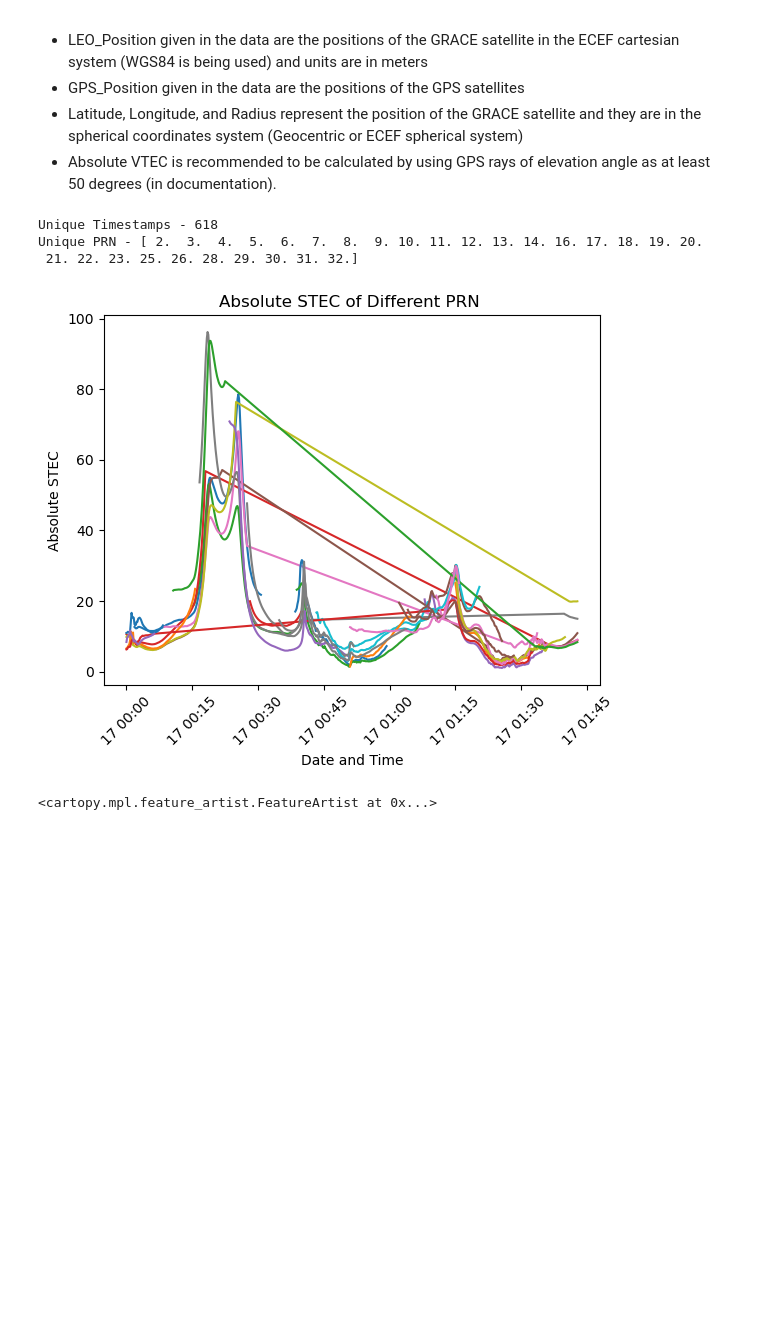
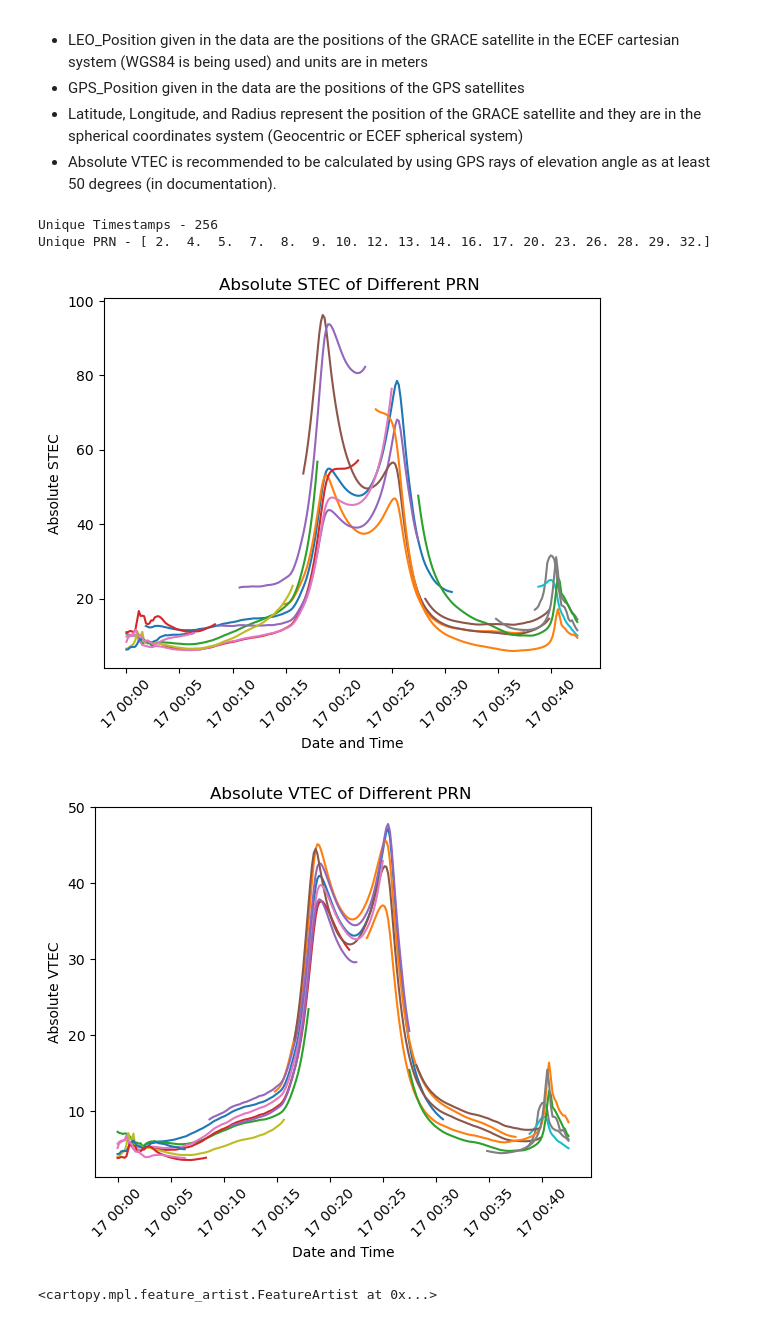
Before and after one commit to abukowski21/sat-interp-tid-analysis, a Jupyter notebook: esa_satellite_data.ipynb, the cells around one changed output. Drawn from its saved outputs; the diff is of its cells as text; code cells hidden in the pictures; blank space fills up the shorter version.

```diff
--- a/esa_satellite_data.ipynb
+++ b/esa_satellite_data.ipynb
@@ -178,28 +182,42 @@ Data variables:
 # %%
 d1 = grace_data[1]
 
-selsd = d1.where(d1.Timestamp <= d1.Timestamp.values[4000], drop=True)
+selsd = d1.where(d1.Timestamp <= d1.Timestamp.values[1600], drop=True)
+# number in Timestamp.values[...] is used to separate just one pass out of the multiple passes
 
 print('Unique Timestamps -', len(np.unique(selsd.Timestamp.values)))
 print('Unique PRN -', np.unique(selsd.PRN))
 # %% [output]
-Unique Timestamps - 618
-Unique PRN - [ 2.  3.  4.  5.  6.  7.  8.  9. 10. 11. 12. 13. 14. 16. 17. 18. 19. 20.
- 21. 22. 23. 25. 26. 28. 29. 30. 31. 32.]
+Unique Timestamps - 256
+Unique PRN - [ 2.  4.  5.  7.  8.  9. 10. 12. 13. 14. 16. 17. 20. 23. 26. 28. 29. 32.]
 # %%
 for prn in np.unique(selsd.PRN):
 
     seld2 = selsd.where(selsd.PRN == prn, drop = True)
 
     plt.plot(seld2.date, seld2.Absolute_STEC)
     plt.xticks(rotation=45)
     plt.xlabel('Date and Time')
     plt.ylabel('Absolute STEC')
     plt.title('Absolute STEC of Different PRN ')
 
 plt.show()
+
+
+for prn in np.unique(selsd.PRN):
+
+    seld2 = selsd.where(selsd.PRN == prn, drop = True)
+
+    plt.plot(seld2.date, seld2.Absolute_VTEC)
+    plt.xticks(rotation=45)
+    plt.xlabel('Date and Time')
+    plt.ylabel('Absolute VTEC')
+    plt.title('Absolute VTEC of Different PRN ')
+
+plt.show()
 # %% [output]
-[figure, old version]
+[figure, new version]
+[figure, added]
 # %%
 ax = plt.subplot(projection=ccrs.PlateCarree())
 
```
Also changed, not shown: parts of 7 cells of this notebook, 1 other file.
